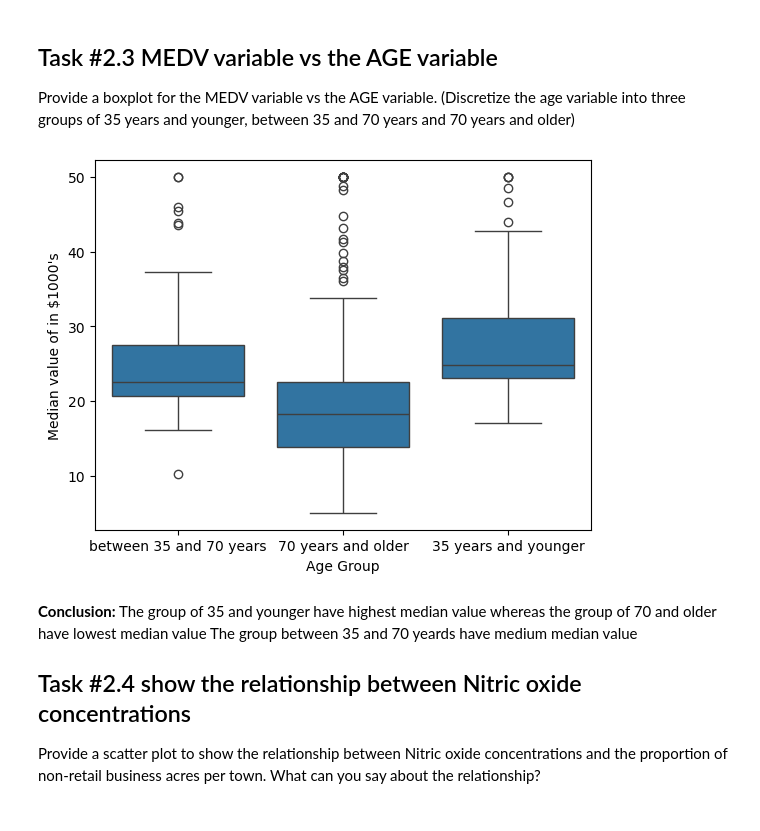
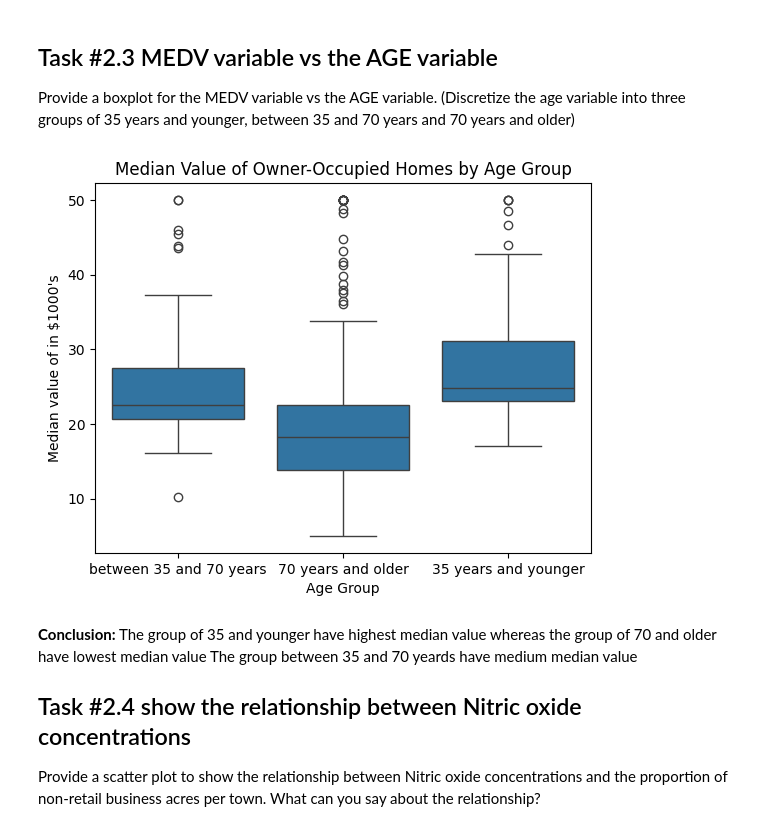
Before and after one commit to sashas777/statistics_for_data_science, a Jupyter notebook: Optional_Peer_Graded_Assignment.jupyterlite.ipynb, the cells around one changed output. Drawn from its saved outputs; the diff is of its cells as text; code cells hidden in the pictures.

```diff
--- a/Optional_Peer_Graded_Assignment.jupyterlite.ipynb
+++ b/Optional_Peer_Graded_Assignment.jupyterlite.ipynb
@@ -61,15 +63,16 @@ Provide a boxplot for the MEDV variable vs the AGE variable. (Discretize the age
 # %%
 # split data into 3 groups
 boston_df.loc[(boston_df['AGE'] <= 35), 'age_group'] = '35 years and younger'
 boston_df.loc[(boston_df['AGE'] > 35)&(boston_df['AGE'] < 70), 'age_group'] = 'between 35 and 70 years'
 boston_df.loc[(boston_df['AGE'] >= 70), 'age_group'] = '70 years and older'
 
 
 medv_age = sns.boxplot(data=boston_df, y="MEDV", x='age_group')
 medv_age.set(ylabel='Median value of in $1000\'s', xlabel='Age Group')
+pyplot.title('Median Value of Owner-Occupied Homes by Age Group')
 pyplot.show()
 # %% [output]
-[figure, old version]
+[figure, new version]
 # %% [markdown]
 **Conclusion:** The group of 35 and younger have highest median value  whereas the group of 70 and older have lowest median value
 The group between 35 and 70 yeards have medium median value
```
Also changed, not shown: parts of 3 cells of this notebook.
